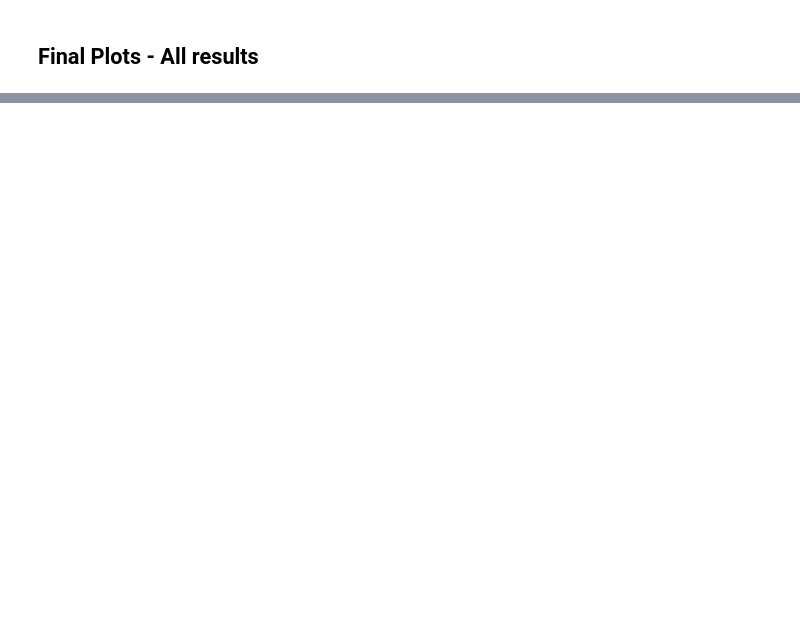
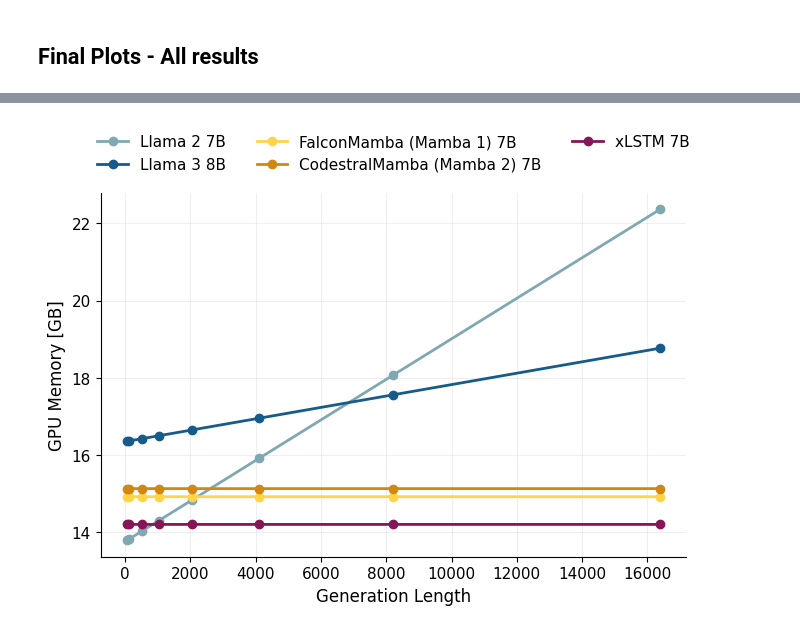
Before and after one commit to subho406/mlstm_kernels, a Jupyter notebook: notebooks/plots_7B_model_benchmark/hf_7B_genlength_results--final.ipynb, the cells around one changed output, grey strips where cells are left out. Drawn from its saved outputs; the diff is of its cells as text; code cells hidden in the pictures; blank space fills up the shorter version.

```diff
--- a/notebooks/plots_7B_model_benchmark/hf_7B_genlength_results--final.ipynb
+++ b/notebooks/plots_7B_model_benchmark/hf_7B_genlength_results--final.ipynb
@@ -142,15 +175,24 @@ gen_mem_plot_df = select_columns(
 # %%
 fig = rc_context_wrapper(
     func=plot_benchmark_result_table,
     result_df=gen_mem_plot_df,
     x_axis_param="generation_length",
     # linestyle_mapping=linestyle_mapping,
     style_dict=style_dict,
     style_dict_colname_mapping_exact=False,
     y_label="GPU Memory [GB]",
     x_label="Generation Length",
     title="",  # "Time to generate 100 tokens, for varying prefill lengths",
-    figsize=(1.5 * 12 * 1 / 2.54, 1.5 * 8 * 1 / 2.54),
+    figsize=(1.6 * 12 * 1 / 2.54, 1.5 * 8 * 1 / 2.54),
     filename=f"generation_memory{filename_suffix}",
     add_legend=add_legend,
+    legend_args={
+        "loc": "lower center",
+        "ncol": 3,
+        "bbox_to_anchor": (0.0, 1.02, 1.0, 0.502),
+        "frameon": False,
+        "facecolor": "white",
+    },
 )
+# %% [output]
+[figure, added]
```
Also changed, not shown: parts of 5 cells of this notebook, 2 other files.
